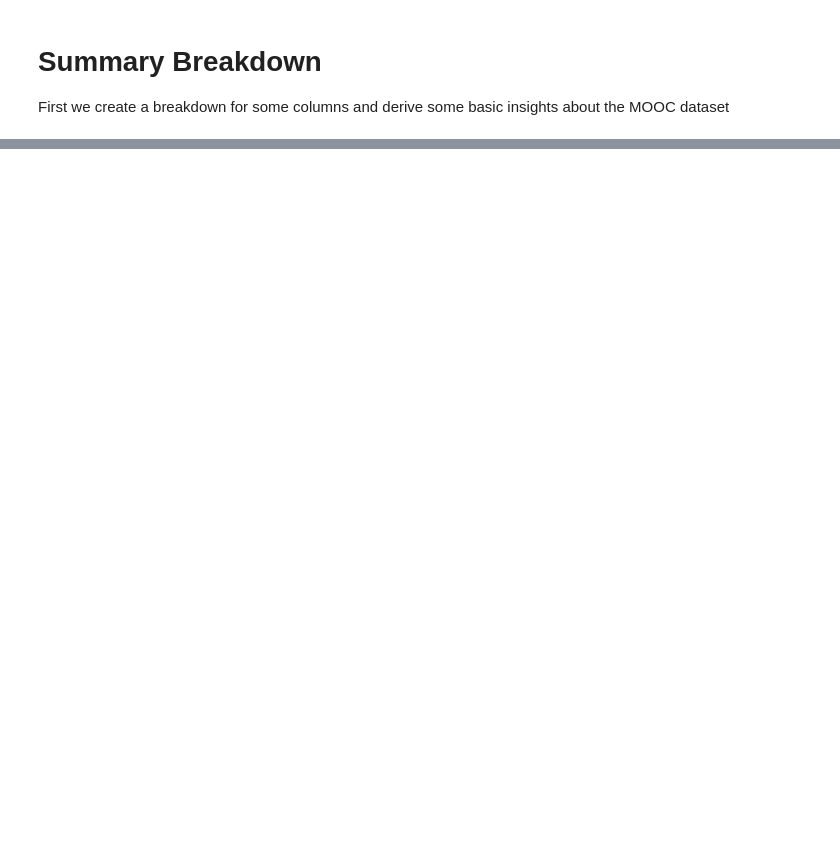
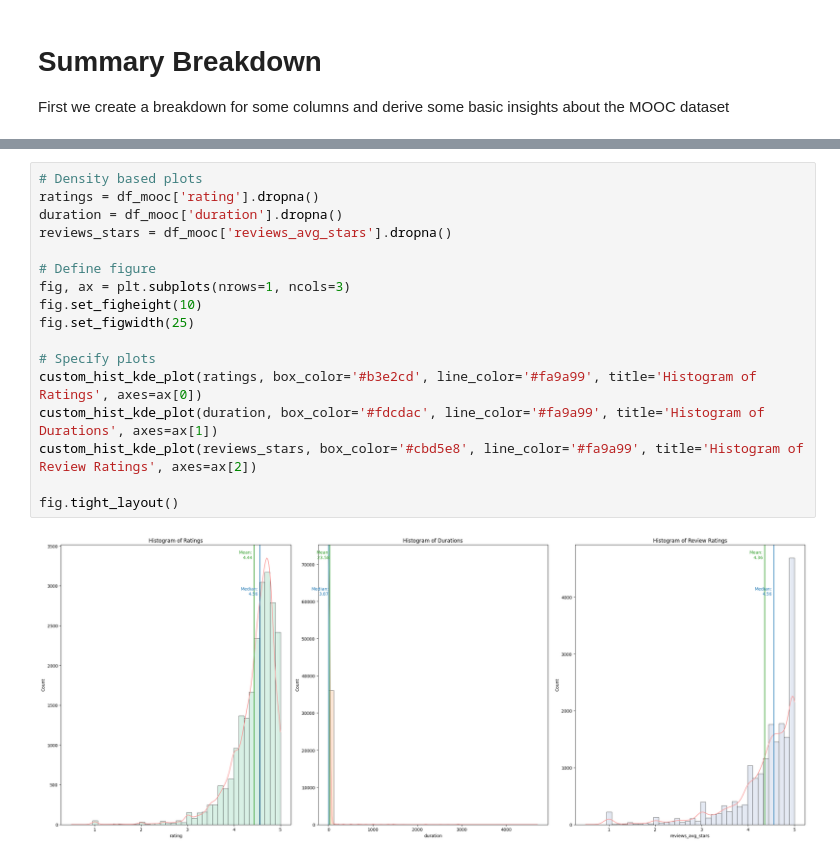
Before and after one commit to minimartzz/online-learning-so-mooc, a Jupyter notebook: mooc_analysis.ipynb, the cells around one changed output, grey strips where cells are left out. Saved outputs shown, nothing was run; the diff lists cells and outputs as text; blank space fills up the shorter version.

```diff
--- a/mooc_analysis.ipynb
+++ b/mooc_analysis.ipynb
@@ -109,0 +198,19 @@ fig.tight_layout()
+# %%
+# Density based plots
+ratings = df_mooc['rating'].dropna()
+duration = df_mooc['duration'].dropna()
+reviews_stars = df_mooc['reviews_avg_stars'].dropna()
+
+# Define figure
+fig, ax = plt.subplots(nrows=1, ncols=3)
+fig.set_figheight(10)
+fig.set_figwidth(25)
+
+# Specify plots
+custom_hist_kde_plot(ratings, box_color='#b3e2cd', line_color='#fa9a99', title='Histogram of Ratings', axes=ax[0])
+custom_hist_kde_plot(duration, box_color='#fdcdac', line_color='#fa9a99', title='Histogram of Durations', axes=ax[1])
+custom_hist_kde_plot(reviews_stars, box_color='#cbd5e8', line_color='#fa9a99', title='Histogram of Review Ratings', axes=ax[2])
+
+fig.tight_layout()
+# %% [output]
+[figure, added]
```
Also changed, not shown: parts of 4 cells of this notebook.
